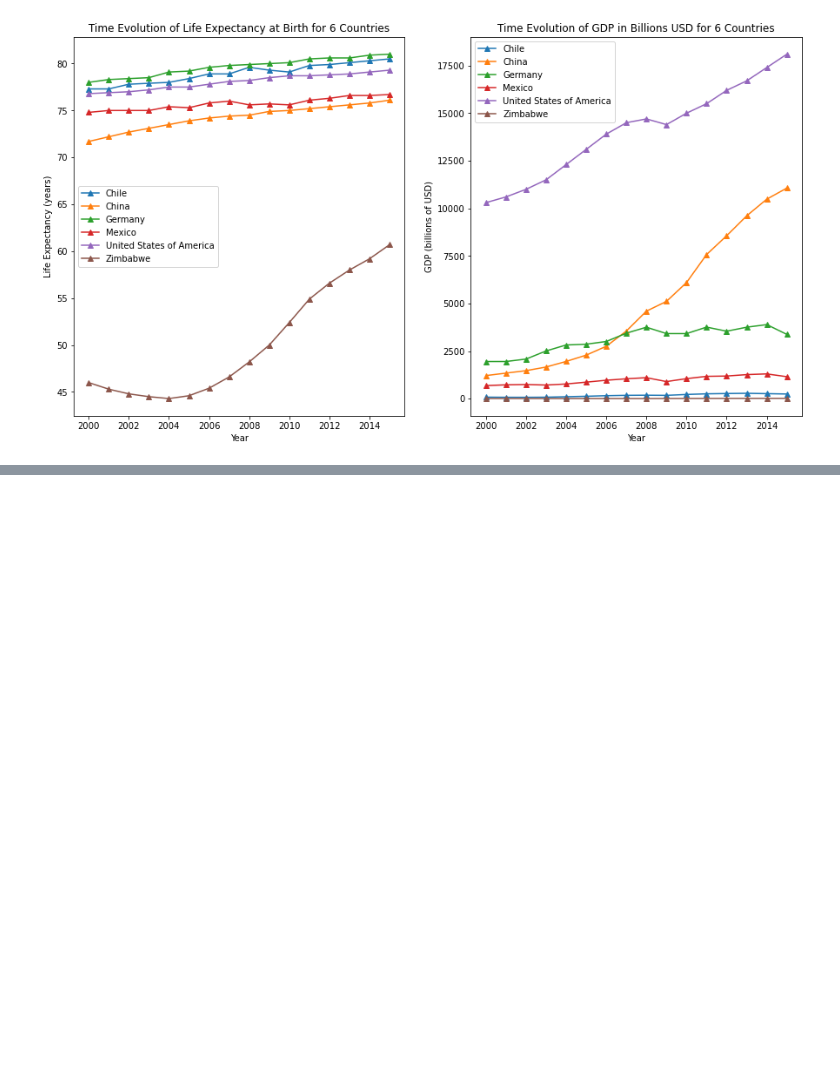
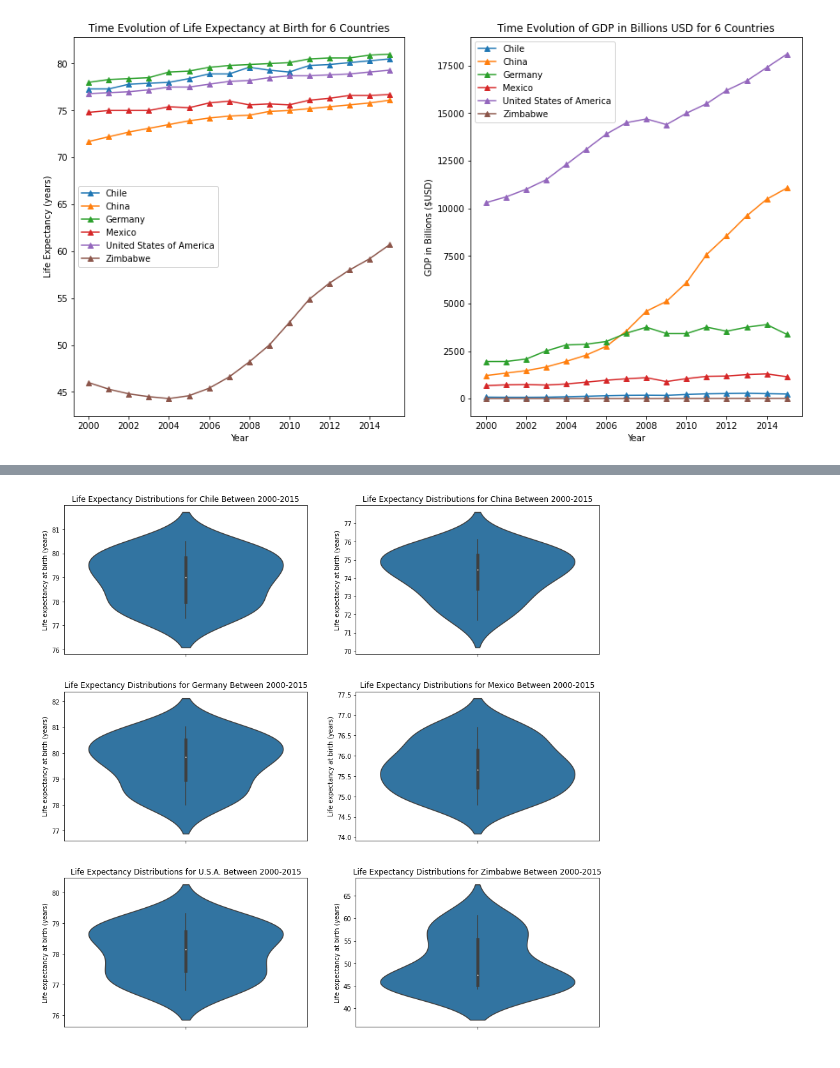
Before and after one commit to zcronk62/LE_v_GDP_Project, a Jupyter notebook: life_expectancy_gdp_project.ipynb, the cells around one changed output, grey strips where cells are left out. Saved outputs shown, nothing was run; the diff lists cells and outputs as text; code cells hidden in the pictures; blank space fills up the shorter version.

```diff
--- a/life_expectancy_gdp_project.ipynb
+++ b/life_expectancy_gdp_project.ipynb
@@ -89,0 +156,34 @@ plt.show()
+# %%
+def le_violin(country, data_frame):
+    '''
+    This function will create a violin plot of
+    the life expectancies for each of the 6
+    countries.
+
+    data_frame = the data frame containing the
+                 relevant data.
+    '''
+    country_df = data_frame[data_frame['Country'] == country]
+    sns.violinplot(
+        x = 'Country',
+        y = 'Life expectancy at birth (years)',
+        data = country_df,
+        pallete = 'Set1')
+    if country != 'United States of America':
+        plt.title('Life Expectancy Distributions for ' + country + ' Between 2000-2015')
+    else:
+        plt.title('Life Expectancy Distributions for U.S.A. Between 2000-2015')
+
+plt.subplots(figsize = (15,15))
+for i in range(len(LE_v_GDP_df['Country'].unique())):
+    ax = plt.subplot(3,2, i + 1)
+    le_violin(LE_v_GDP_df['Country'].unique()[i], LE_v_GDP_df)
+    ax.set_xticklabels(' ')
+    plt.xlabel(' ')
+plt.subplots_adjust(hspace = 0.25)
+
+plt.savefig(r'C:\Users\zcron\Desktop\LE_v_GDP_Project\LE_violin.png', format = 'png')
+
+plt.show()
+# %% [output]
+[figure, added]
```
Also changed, not shown: parts of 4 cells of this notebook, 5 other files.
